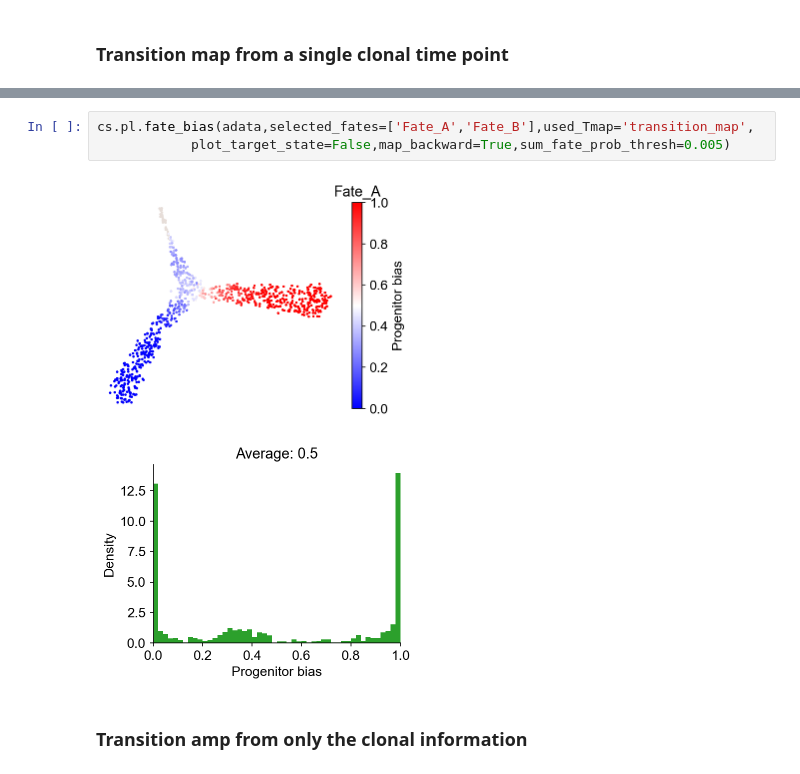
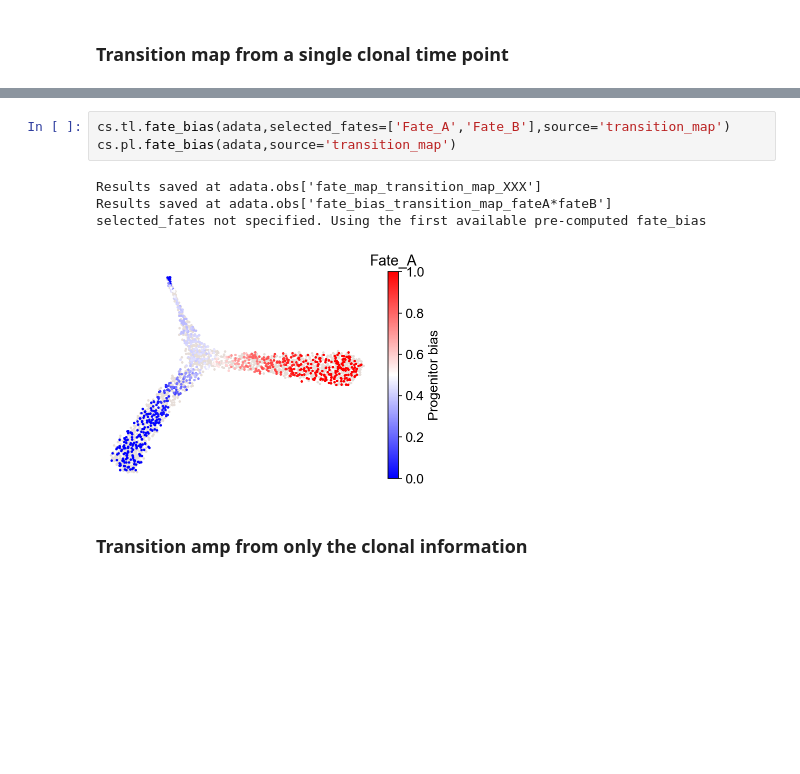
Before and after one commit to AllonKleinLab/cospar, a Jupyter notebook: docs/source/20210120_bifurcation_model_static_barcoding.ipynb, the cells around one changed output, grey strips where cells are left out. Drawn from its saved outputs; the diff is of its cells as text; blank space fills up the shorter version.

```diff
--- a/docs/source/20210120_bifurcation_model_static_barcoding.ipynb
+++ b/docs/source/20210120_bifurcation_model_static_barcoding.ipynb
@@ -123,9 +116,11 @@ Finishing Joint Optimization, used time 2.4651689529418945
 # %%
-cs.pl.fate_bias(adata,selected_fates=['Fate_A','Fate_B'],used_Tmap='transition_map',
-            plot_target_state=False,map_backward=True,sum_fate_prob_thresh=0.005)
+cs.tl.fate_bias(adata,selected_fates=['Fate_A','Fate_B'],source='transition_map')
+cs.pl.fate_bias(adata,source='transition_map')
 # %% [output]
+Results saved at adata.obs['fate_map_transition_map_XXX']
+Results saved at adata.obs['fate_bias_transition_map_fateA*fateB']
+selected_fates not specified. Using the first available pre-computed fate_bias
-[figure, old version]
+[figure, new version]
-[figure, removed]
 # %% [markdown]
 ### Transition amp from only the clonal information
 # %%
```
Also changed, not shown: parts of 15 cells of this notebook, 2 other files.
